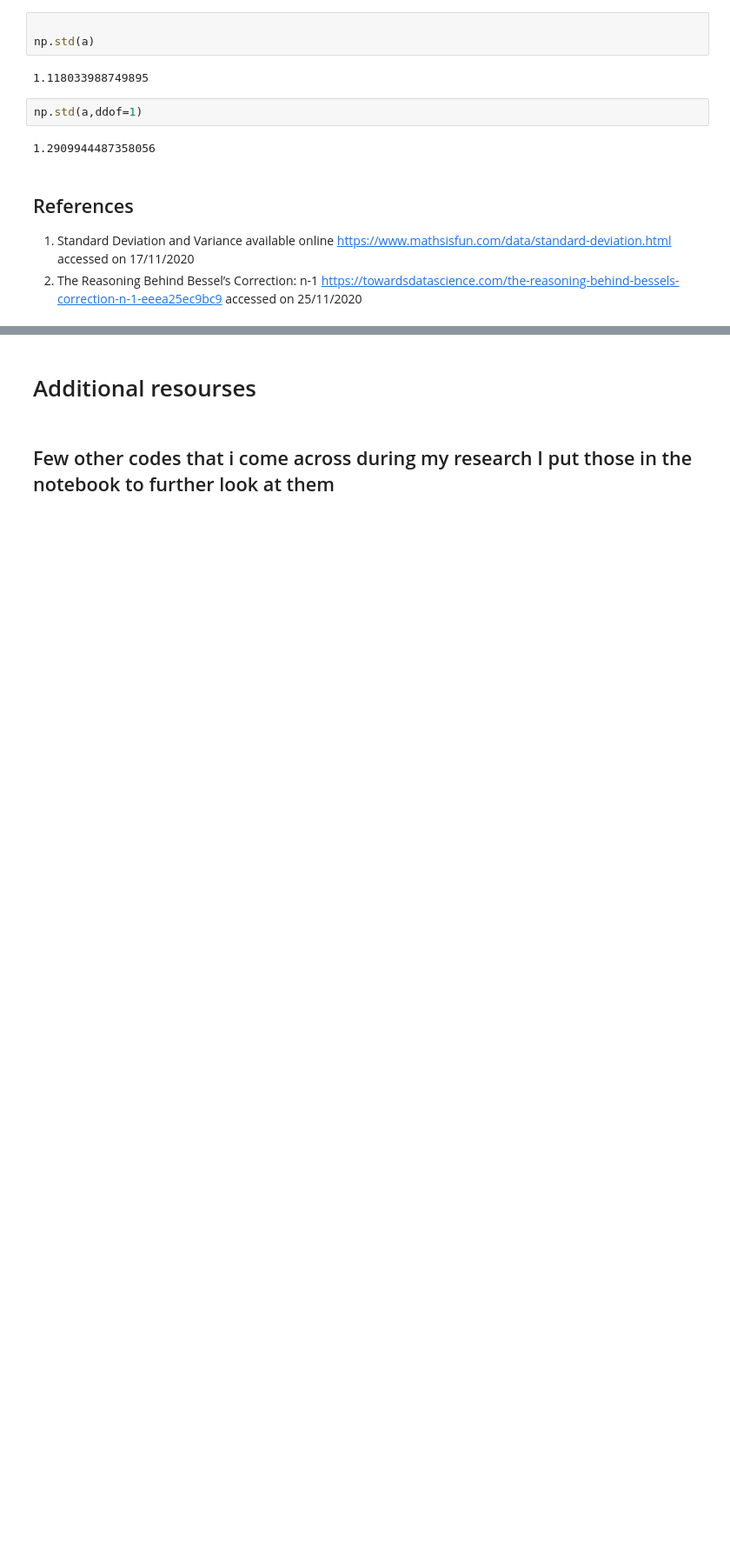
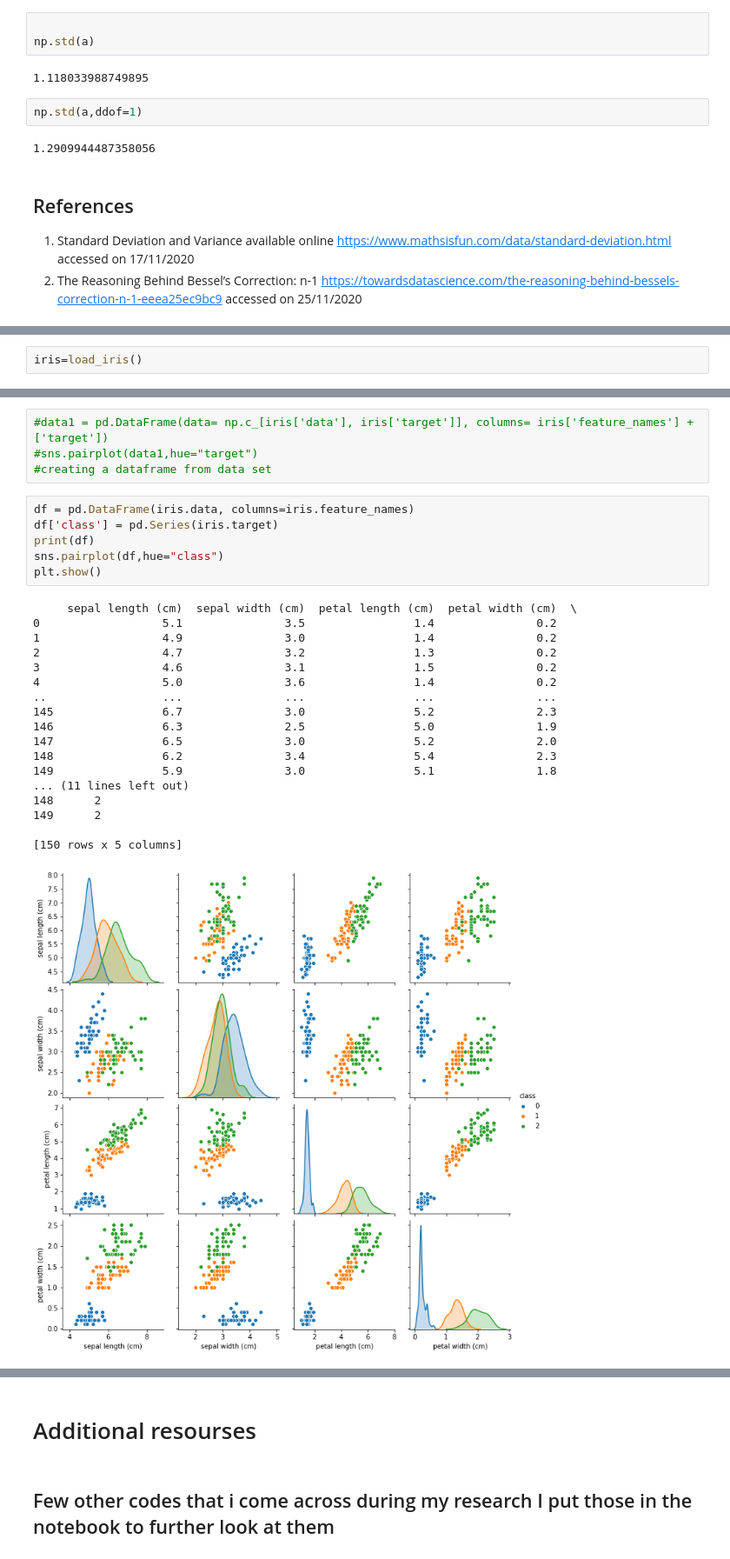
Before and after one commit to Freeha-S/Tasks-2020, a Jupyter notebook: task-2020.ipynb, the cells around one changed output, grey strips where cells are left out. Shown at 87% size. Saved outputs shown, nothing was run; the diff lists cells and outputs as text; blank space fills up the shorter version.

```diff
--- a/task-2020.ipynb
+++ b/task-2020.ipynb
@@ -763,0 +786,2 @@ np.std(a,ddof=1)
+# %%
+iris=load_iris()
@@ -763,0 +820,29 @@ np.std(a,ddof=1)
+# %%
+#data1 = pd.DataFrame(data= np.c_[iris['data'], iris['target']], columns= iris['feature_names'] + ['target'])
+#sns.pairplot(data1,hue="target")
+#creating a dataframe from data set
+# %%
+df = pd.DataFrame(iris.data, columns=iris.feature_names)
+df['class'] = pd.Series(iris.target)
+print(df)
+sns.pairplot(df,hue="class")
+plt.show()
+# %% [output]
+     sepal length (cm)  sepal width (cm)  petal length (cm)  petal width (cm)  \
+0                  5.1               3.5                1.4               0.2
+1                  4.9               3.0                1.4               0.2
+2                  4.7               3.2                1.3               0.2
+3                  4.6               3.1                1.5               0.2
+4                  5.0               3.6                1.4               0.2
+..                 ...               ...                ...               ...
+145                6.7               3.0                5.2               2.3
+146                6.3               2.5                5.0               1.9
+147                6.5               3.0                5.2               2.0
+148                6.2               3.4                5.4               2.3
+149                5.9               3.0                5.1               1.8
+... (11 lines left out)
+148      2
+149      2
+
+[150 rows x 5 columns]
+[figure, added]
```
Also changed, not shown: parts of 46 cells of this notebook, 1 other file.
